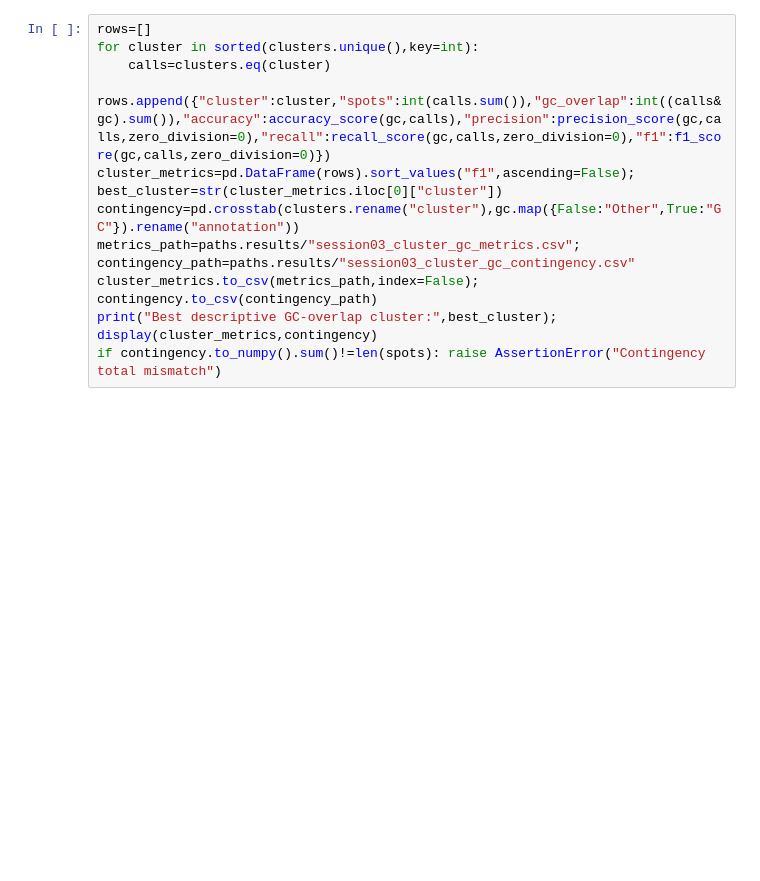
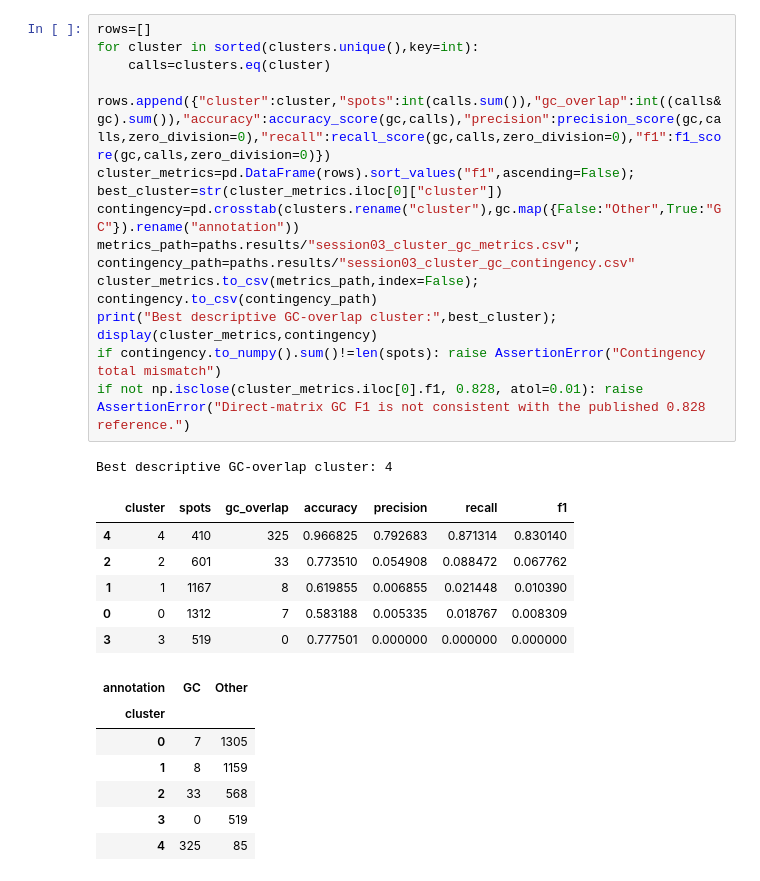
Before and after one commit to osmanbeyoglulab/ECCB-2026-Tutorial, a Jupyter notebook: hands-on_tutorial/notebooks/03_evaluation_and_interpretation.ipynb, the cells around one changed output. Saved outputs shown, nothing was run; the diff lists cells and outputs as text; blank space fills up the shorter version.

```diff
--- a/hands-on_tutorial/notebooks/03_evaluation_and_interpretation.ipynb
+++ b/hands-on_tutorial/notebooks/03_evaluation_and_interpretation.ipynb
@@ -194,12 +223,28 @@ Each cluster is treated in turn as the positive GC prediction. The best F1 clust
 # %%
 rows=[]
 for cluster in sorted(clusters.unique(),key=int):
     calls=clusters.eq(cluster)
     rows.append({"cluster":cluster,"spots":int(calls.sum()),"gc_overlap":int((calls&gc).sum()),"accuracy":accuracy_score(gc,calls),"precision":precision_score(gc,calls,zero_division=0),"recall":recall_score(gc,calls,zero_division=0),"f1":f1_score(gc,calls,zero_division=0)})
 cluster_metrics=pd.DataFrame(rows).sort_values("f1",ascending=False); best_cluster=str(cluster_metrics.iloc[0]["cluster"])
 contingency=pd.crosstab(clusters.rename("cluster"),gc.map({False:"Other",True:"GC"}).rename("annotation"))
 metrics_path=paths.results/"session03_cluster_gc_metrics.csv"; contingency_path=paths.results/"session03_cluster_gc_contingency.csv"
 cluster_metrics.to_csv(metrics_path,index=False); contingency.to_csv(contingency_path)
 print("Best descriptive GC-overlap cluster:",best_cluster); display(cluster_metrics,contingency)
 if contingency.to_numpy().sum()!=len(spots): raise AssertionError("Contingency total mismatch")
+if not np.isclose(cluster_metrics.iloc[0].f1, 0.828, atol=0.01): raise AssertionError("Direct-matrix GC F1 is not consistent with the published 0.828 reference.")
+# %% [output]
+Best descriptive GC-overlap cluster: 4
+|  | cluster | spots | gc_overlap | accuracy | precision | recall | f1 |
+| 4 | 4 | 410 | 325 | 0.966825 | 0.792683 | 0.871314 | 0.830140 |
+| 2 | 2 | 601 | 33 | 0.773510 | 0.054908 | 0.088472 | 0.067762 |
+| 1 | 1 | 1167 | 8 | 0.619855 | 0.006855 | 0.021448 | 0.010390 |
+| 0 | 0 | 1312 | 7 | 0.583188 | 0.005335 | 0.018767 | 0.008309 |
+| 3 | 3 | 519 | 0 | 0.777501 | 0.000000 | 0.000000 | 0.000000 |
+| annotation | GC | Other |
+| cluster |  |  |
+| 0 | 7 | 1305 |
+| 1 | 8 | 1159 |
+| 2 | 33 | 568 |
+| 3 | 0 | 519 |
+| 4 | 325 | 85 |
 # %% [markdown]
```
Also changed, not shown: parts of 20 cells of this notebook, 2 other files.
